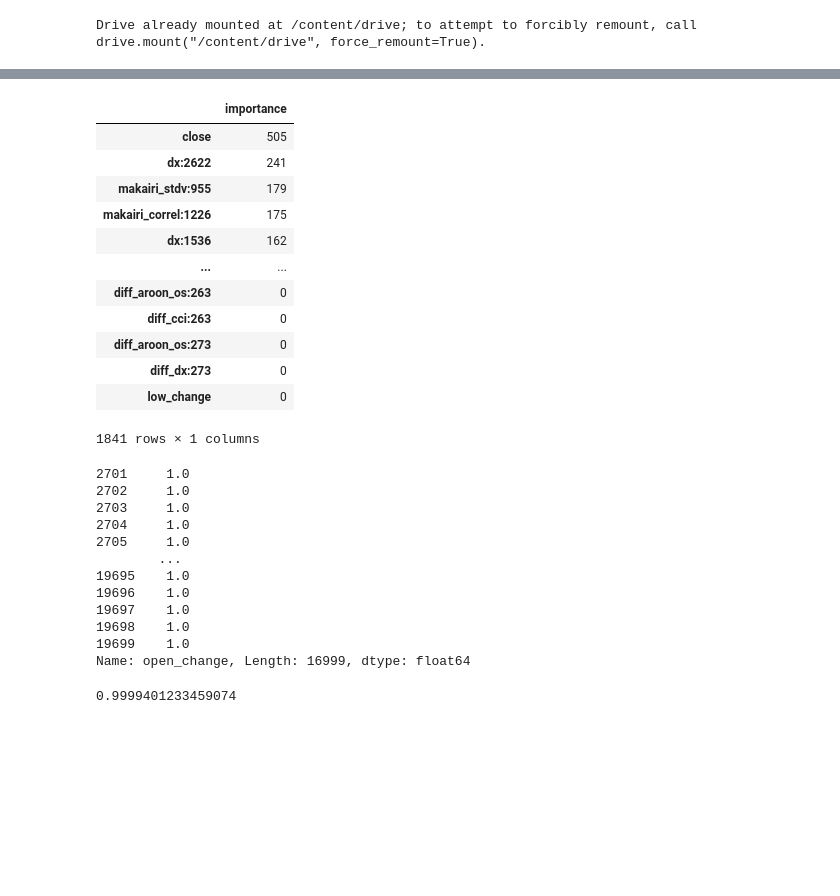
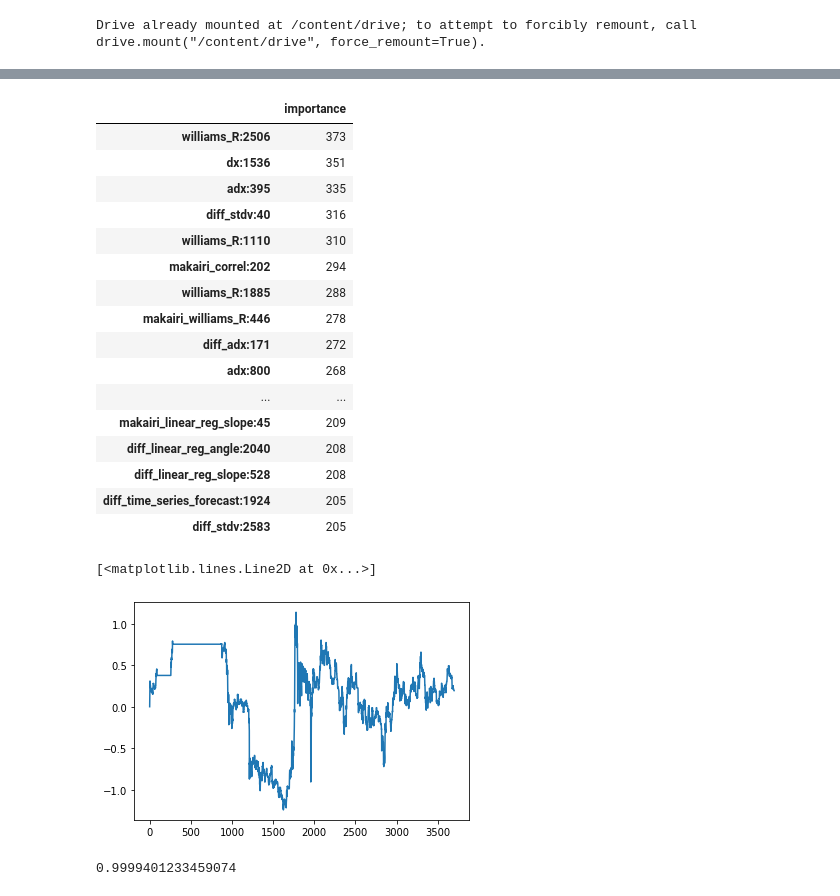
Before and after one commit to alunfes/mex-bot, a Jupyter notebook: Lgb_BPSP4.ipynb, the cells around one changed output, grey strips where cells are left out. Drawn from its saved outputs; the diff is of its cells as text; code cells hidden in the pictures; blank space fills up the shorter version.

```diff
--- a/Lgb_BPSP4.ipynb
+++ b/Lgb_BPSP4.ipynb
@@ -2168,7 +2168,7 @@ num_term = 10
 corr_kijun = 0.9
 upper_kijun = 0.5
 lower_kijun = 0.4
-initial_data_vol = 20000
+initial_data_vol = 40000
 
 train_size = 0.9
 valid_size = 0.1
@@ -2178,7 +2178,9 @@ kijun_period = 300
 pt = kijun_val
 lc = 10000
 
-params = {'objective': 'multiclass', 'num_class':4, 'metric':'multi_logloss', 'boosting': 'gbdt', 'learning_rate': 0.05, 'num_iterations': 500, 'max_depth':4, 'num_leaves':16 ,'verbose_eval':False,  'verbose':-1, 'early_stopping_rounds':50}
+#params = {'objective': 'multiclass', 'num_class':4, 'metric':'multi_logloss', 'boosting': 'gbdt', 'learning_rate': 0.05, 'num_iterations': 1500, 'max_depth':8, 'num_leaves': 3,'verbose_eval':False,  'verbose':-1, 'early_stopping_rounds':50}
+params = {'objective': 'multiclass', 'num_class':4, 'metric':'multi_logloss', 'boosting': 'gbdt', 'learning_rate': 0.1, 'num_iterations': 1500, 'max_depth':9, 'num_leaves': 512,
+          'verbose_eval':False,  'verbose':-1, 'early_stopping_rounds':50, 'lambda_l1':15, 'lambda_l2':15, 'min_data_in_leaf':15}
 
 
 start = time.time()
@@ -2209,6 +2211,10 @@ print('test accuracy={}'.format(lgbmodel.calc_bpsp_accuracy(prediction, test_yb)
 #importanceの上位200colだけ使って再学習
 cols = lgbmodel.select_important_cols2(model, train_xb)
 cols.extend(['open_change','close_change'])
+remove_cols = ['open', 'high', 'low', 'close', 'ema:5']
+for col in remove_cols:
+    if col in cols:
+        cols.remove(col)
 cols.sort()
 
 with open('/content/drive/My Drive/Model/bpsp_cols.csv', 'w') as file:
@@ -2303,36 +2309,30 @@ strategy performance=76.069492
 <Figure size 6000x6000 with 0 Axes>
 # %%
 importance = pd.DataFrame(model.feature_importance(), index=list(train_xb.columns), columns=['importance'])
-importance.sort_values('importance', ascending=False)
+importance.sort_values('importance', ascending=False)[:50]
 # %% [output]
 |  | importance |
-| close | 505 |
-| dx:2622 | 241 |
-| makairi_stdv:955 | 179 |
-| makairi_correl:1226 | 175 |
-| dx:1536 | 162 |
+| williams_R:2506 | 373 |
+| dx:1536 | 351 |
+| adx:395 | 335 |
+| diff_stdv:40 | 316 |
+| williams_R:1110 | 310 |
+| makairi_correl:202 | 294 |
+| williams_R:1885 | 288 |
+| makairi_williams_R:446 | 278 |
+| diff_adx:171 | 272 |
+| adx:800 | 268 |
 | ... | ... |
-| diff_aroon_os:263 | 0 |
-| diff_cci:263 | 0 |
-| diff_aroon_os:273 | 0 |
-| diff_dx:273 | 0 |
-| low_change | 0 |
+| makairi_linear_reg_slope:45 | 209 |
+| diff_linear_reg_angle:2040 | 208 |
+| diff_linear_reg_slope:528 | 208 |
+| diff_time_series_forecast:1924 | 205 |
+| diff_stdv:2583 | 205 |
-1841 rows × 1 columns
-# %%
-df['open_change']
-# %% [output]
-2701     1.0
-2702     1.0
-2703     1.0
-2704     1.0
-2705     1.0
-        ...
-19695    1.0
-19696    1.0
-19697    1.0
-19698    1.0
-19699    1.0
-Name: open_change, Length: 16999, dtype: float64
+# %%
+plt.plot(ac.performance_total_pl_log)
+# %% [output]
+[<matplotlib.lines.Line2D at 0x...>]
+[figure, added]
 # %%
 df['close'].iloc[32] / df['close'].iloc[31]
 # %% [output]
```
Also changed, not shown: parts of 5 cells of this notebook.
